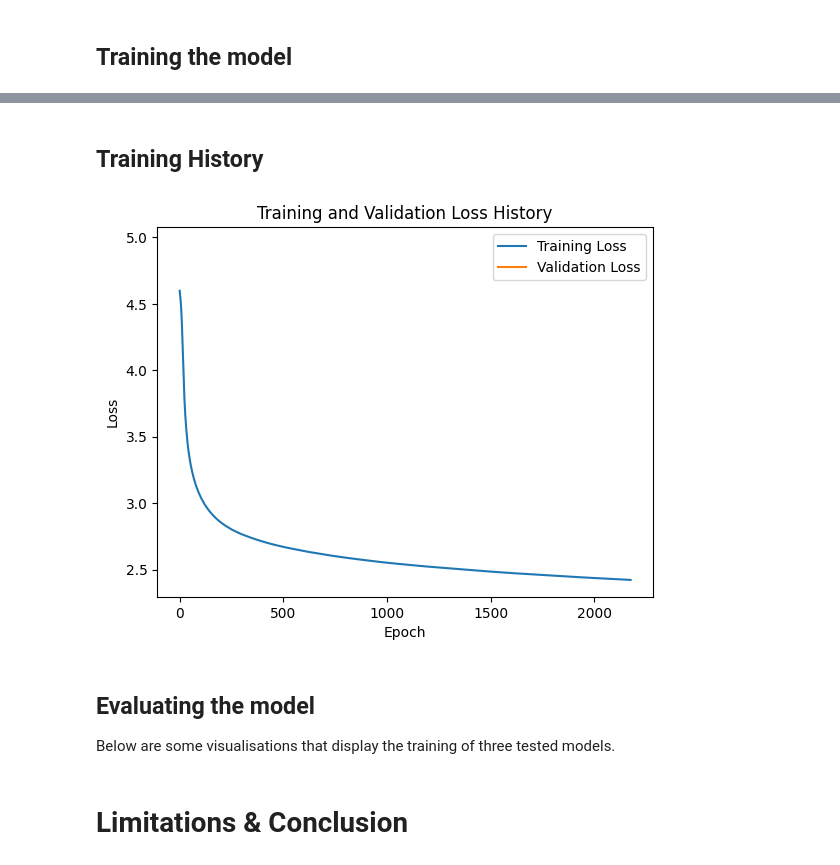
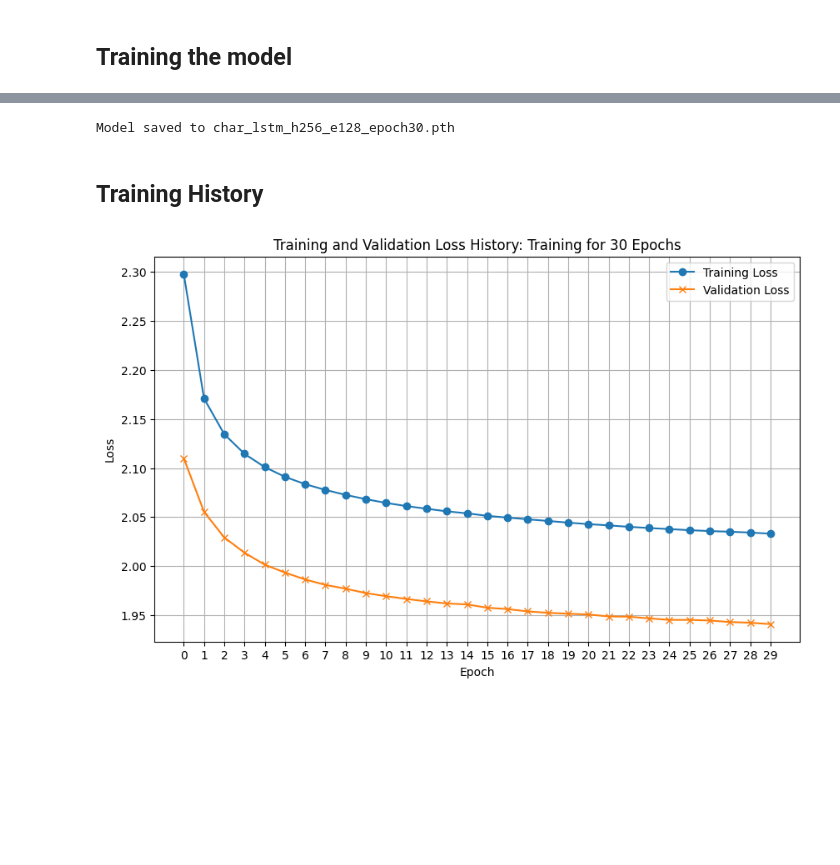
Before and after one commit to kanincityy/text_autocompletion, a Jupyter notebook: PALS0036_NVMH6.ipynb, the cells around one changed output, grey strips where cells are left out. Saved outputs shown, nothing was run; the diff lists cells and outputs as text; code cells hidden in the pictures; blank space fills up the shorter version.

```diff
--- a/PALS0036_NVMH6.ipynb
+++ b/PALS0036_NVMH6.ipynb
@@ -249,7 +365,7 @@ This section is broken down into the following code blocks:
 3. Creating a user-friendly interface for the model
 # %%
 class CharLSTMModel(nn.Module):
-    def __init__(self, n_characters, embedding_dimension, hidden_dimension):
+    def __init__(self, n_characters, embedding_dimension, hidden_dimension, dropout_rate=0.2):
         super().__init__()
 
         self.hidden_dimension = hidden_dimension
@@ -258,13 +374,14 @@ class CharLSTMModel(nn.Module):
         # Converts character indices into dense vectors.
         # embedding_dimension determines the size of each vector.
         self.embedding_layer = nn.Embedding(n_characters, embedding_dimension)
+        self.embedding_dropout = nn.Dropout(dropout_rate)
 
         # LSTM layer:
         # Processes the embedded character sequences.
         # hidden_dimension determines the size of the hidden state,
         # which captures the LSTM's memory.
         self.LSTM = nn.LSTM(embedding_dimension, hidden_dimension, num_layers=1, batch_first=True)
-
+        self.dropout = nn.Dropout(dropout_rate)
         # Output layer:
         # Maps the LSTM's output to the probabilities of the next 3 characters.
         # 3 * n_characters because we are predicting 3 characters.
@@ -272,13 +389,14 @@ class CharLSTMModel(nn.Module):
 
     def forward(self, x, hidden):
         e = self.embedding_layer(x)
+        e = self.embedding_dropout(e)
 
         if hidden is not None:
             lstm_out, new_hidden = self.LSTM(e, hidden)
         else:
             lstm_out, new_hidden = self.LSTM(e)
 
-        lstm_out = lstm_out[:, -1, :]
+        lstm_out = self.dropout(lstm_out[:, -1, :])
         logits = self.output_layer(lstm_out)
 
         # Reshape logits to (batch_size, 3, n_characters)
@@ -394,3 +539,3 @@ Using cuda device
 # %%
 # Train the model
-train_losses, val_losses = train(model, loss_fn, optimizer, train_loader, val_loader, epochs=10, verbose=5)
+training_history = train(model, loss_fn, optimizer, train_loader, val_loader, epochs=30, verbose=1)
@@ -397,24 +556,30 @@ train_losses, val_losses = train(model, loss_fn, optimizer, train_loader, val_lo
+# %%
+# Save model after training
+model_save_path = "char_lstm_h256_e128_epoch30.pth"
+torch.save(model.state_dict(), model_save_path)
+print(f"Model saved to {model_save_path}")
+# %% [output]
+Model saved to char_lstm_h256_e128_epoch30.pth
 # %% [markdown]
 ## Training History
 # %%
 import matplotlib.pyplot as plt
 
 def plot_training_history(train_losses, val_losses):
-    """Plots the training and validation loss over epochs."""
-    plt.plot(train_losses, label="Training Loss")
-    plt.plot(val_losses, label="Validation Loss")
+    """Plots the training and validation loss over N epochs."""
+    plt.figure(figsize=(10, 6))
+    plt.plot(train_losses, label="Training Loss", marker='o')
+    plt.plot(val_losses, label="Validation Loss", marker='x')
     plt.xlabel("Epoch")
     plt.ylabel("Loss")
-    plt.title("Training and Validation Loss History")
+    plt.title("Training and Validation Loss History: Training for 30 Epochs")
     plt.legend()
+    plt.grid(True)
+    plt.xticks(range(0, len(train_losses))) # Ensure integer ticks for epochs if few epochs
     plt.show()
 
-plot_training_history(train_losses, val_losses)
+train_loss_history = training_history['train_loss']
+val_loss_history = training_history['val_loss']
+plot_training_history(train_loss_history, val_loss_history)
 # %% [output]
-[figure, old version]
+[figure, new version]
-# %% [markdown]
-## Evaluating the model
-
-Below are some visualisations that display the training of three tested models.
-# %% [markdown]
-# Limitations & Conclusion
```
Also changed, not shown: parts of 21 cells of this notebook.
